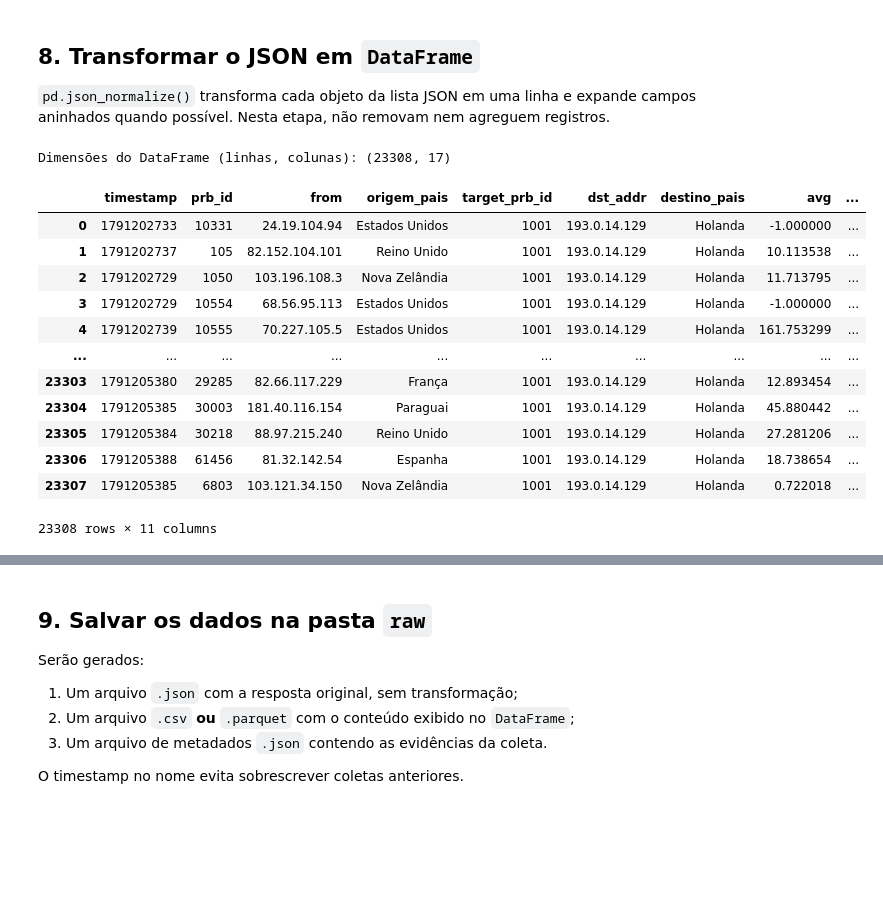
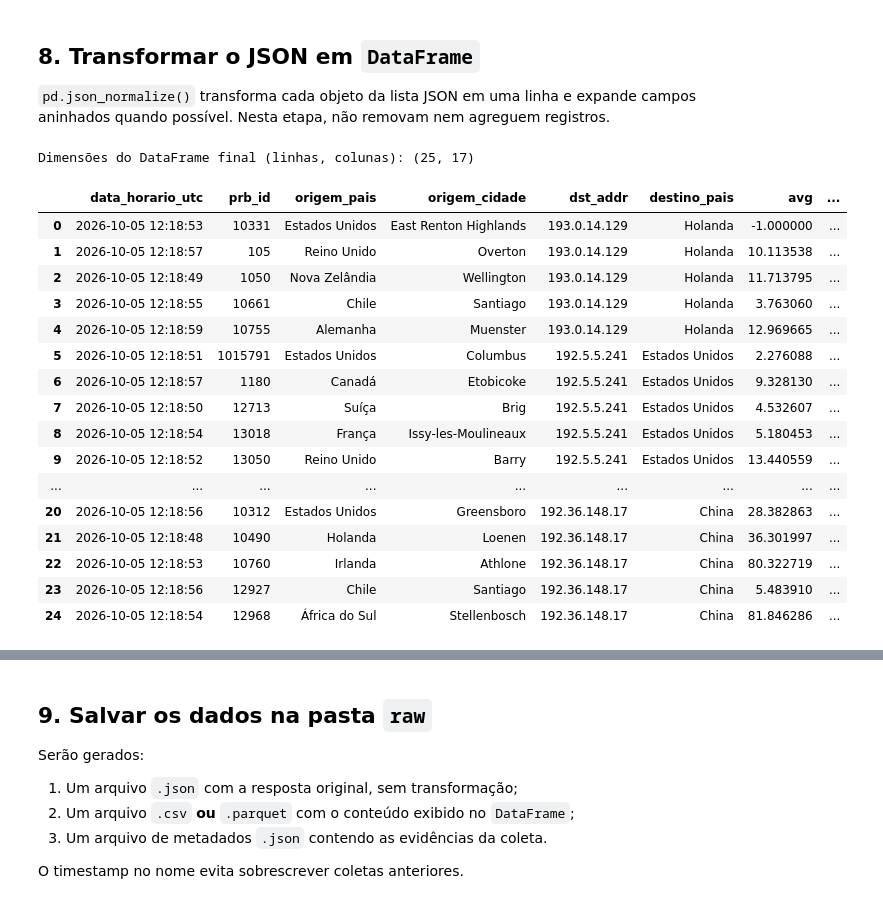
Before and after one commit to Yuoneeh/Projeto_Redes_EstDados, a Jupyter notebook: 2_Coleta_de_dados.ipynb, the cells around one changed output, grey strips where cells are left out. Cells and saved outputs as stored; diff of their text form; code cells hidden in the pictures; blank space fills up the shorter version.

```diff
--- a/2_Coleta_de_dados.ipynb
+++ b/2_Coleta_de_dados.ipynb
@@ -439,31 +528,34 @@ print(json.dumps(dados_json[0], indent=2, ensure_ascii=False)[:5000])
 # %%
 df_raw = pd.json_normalize(dados_json, sep="_")
 
 colunas_principais = [
-    "timestamp", "prb_id", "from", "origem_pais",
-    "target_prb_id", "dst_addr", "destino_pais",
-    "avg", "perda_pacotes_pct", "jitter_ms", "status_real"
+    "data_horario_utc", "prb_id", "origem_pais", "origem_cidade",
+    "dst_addr", "destino_pais", "avg", "perda_pacotes_pct", "jitter_ms", "status_real"
 ]
 
 colunas_existentes = [c for c in colunas_principais if c in df_raw.columns]
 
-print("Dimensões do DataFrame (linhas, colunas):", df_raw.shape)
+print("Dimensões do DataFrame final (linhas, colunas):", df_raw.shape)
 display(df_raw[colunas_existentes])
 # %% [output]
-Dimensões do DataFrame (linhas, colunas): (23308, 17)
+Dimensões do DataFrame final (linhas, colunas): (25, 17)
-|  | timestamp | prb_id | from | origem_pais | target_prb_id | dst_addr | destino_pais | avg | ... |
-| 0 | 1791202733 | 10331 | 24.19.104.94 | Estados Unidos | 1001 | 193.0.14.129 | Holanda | -1.000000 | ... |
-| 1 | 1791202737 | 105 | 82.152.104.101 | Reino Unido | 1001 | 193.0.14.129 | Holanda | 10.113538 | ... |
-| 2 | 1791202729 | 1050 | 103.196.108.3 | Nova Zelândia | 1001 | 193.0.14.129 | Holanda | 11.713795 | ... |
-| 3 | 1791202729 | 10554 | 68.56.95.113 | Estados Unidos | 1001 | 193.0.14.129 | Holanda | -1.000000 | ... |
-| 4 | 1791202739 | 10555 | 70.227.105.5 | Estados Unidos | 1001 | 193.0.14.129 | Holanda | 161.753299 | ... |
-| ... | ... | ... | ... | ... | ... | ... | ... | ... | ... |
-| 23303 | 1791205380 | 29285 | 82.66.117.229 | França | 1001 | 193.0.14.129 | Holanda | 12.893454 | ... |
-| 23304 | 1791205385 | 30003 | 181.40.116.154 | Paraguai | 1001 | 193.0.14.129 | Holanda | 45.880442 | ... |
-| 23305 | 1791205384 | 30218 | 88.97.215.240 | Reino Unido | 1001 | 193.0.14.129 | Holanda | 27.281206 | ... |
-| 23306 | 1791205388 | 61456 | 81.32.142.54 | Espanha | 1001 | 193.0.14.129 | Holanda | 18.738654 | ... |
-| 23307 | 1791205385 | 6803 | 103.121.34.150 | Nova Zelândia | 1001 | 193.0.14.129 | Holanda | 0.722018 | ... |
+|  | data_horario_utc | prb_id | origem_pais | origem_cidade | dst_addr | destino_pais | avg | ... |
+| 0 | 2026-10-05 12:18:53 | 10331 | Estados Unidos | East Renton Highlands | 193.0.14.129 | Holanda | -1.000000 | ... |
+| 1 | 2026-10-05 12:18:57 | 105 | Reino Unido | Overton | 193.0.14.129 | Holanda | 10.113538 | ... |
+| 2 | 2026-10-05 12:18:49 | 1050 | Nova Zelândia | Wellington | 193.0.14.129 | Holanda | 11.713795 | ... |
+| 3 | 2026-10-05 12:18:55 | 10661 | Chile | Santiago | 193.0.14.129 | Holanda | 3.763060 | ... |
+| 4 | 2026-10-05 12:18:59 | 10755 | Alemanha | Muenster | 193.0.14.129 | Holanda | 12.969665 | ... |
+| 5 | 2026-10-05 12:18:51 | 1015791 | Estados Unidos | Columbus | 192.5.5.241 | Estados Unidos | 2.276088 | ... |
+| 6 | 2026-10-05 12:18:57 | 1180 | Canadá | Etobicoke | 192.5.5.241 | Estados Unidos | 9.328130 | ... |
+| 7 | 2026-10-05 12:18:50 | 12713 | Suíça | Brig | 192.5.5.241 | Estados Unidos | 4.532607 | ... |
+| 8 | 2026-10-05 12:18:54 | 13018 | França | Issy-les-Moulineaux | 192.5.5.241 | Estados Unidos | 5.180453 | ... |
+| 9 | 2026-10-05 12:18:52 | 13050 | Reino Unido | Barry | 192.5.5.241 | Estados Unidos | 13.440559 | ... |
+| ... | ... | ... | ... | ... | ... | ... | ... | ... |
+| 20 | 2026-10-05 12:18:56 | 10312 | Estados Unidos | Greensboro | 192.36.148.17 | China | 28.382863 | ... |
+| 21 | 2026-10-05 12:18:48 | 10490 | Holanda | Loenen | 192.36.148.17 | China | 36.301997 | ... |
+| 22 | 2026-10-05 12:18:53 | 10760 | Irlanda | Athlone | 192.36.148.17 | China | 80.322719 | ... |
+| 23 | 2026-10-05 12:18:56 | 12927 | Chile | Santiago | 192.36.148.17 | China | 5.483910 | ... |
+| 24 | 2026-10-05 12:18:54 | 12968 | África do Sul | Stellenbosch | 192.36.148.17 | China | 81.846286 | ... |
-23308 rows × 11 columns
 # %%
 # Conferência básica das colunas e tipos identificados.
 df_raw.info()
```
Also changed, not shown: parts of 5 cells of this notebook.
